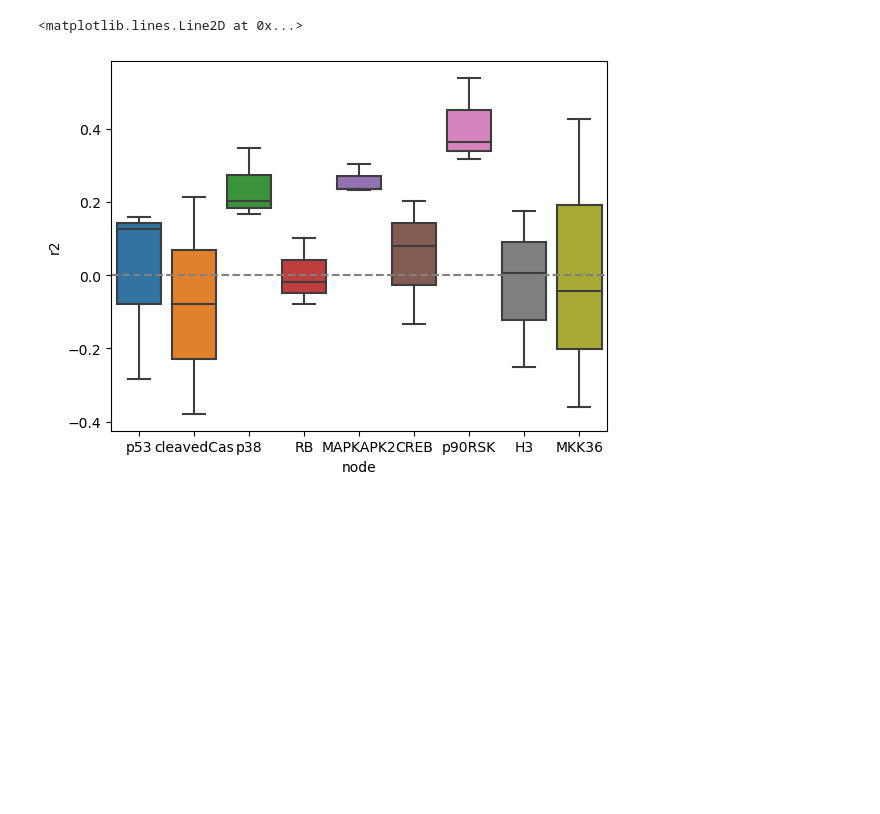
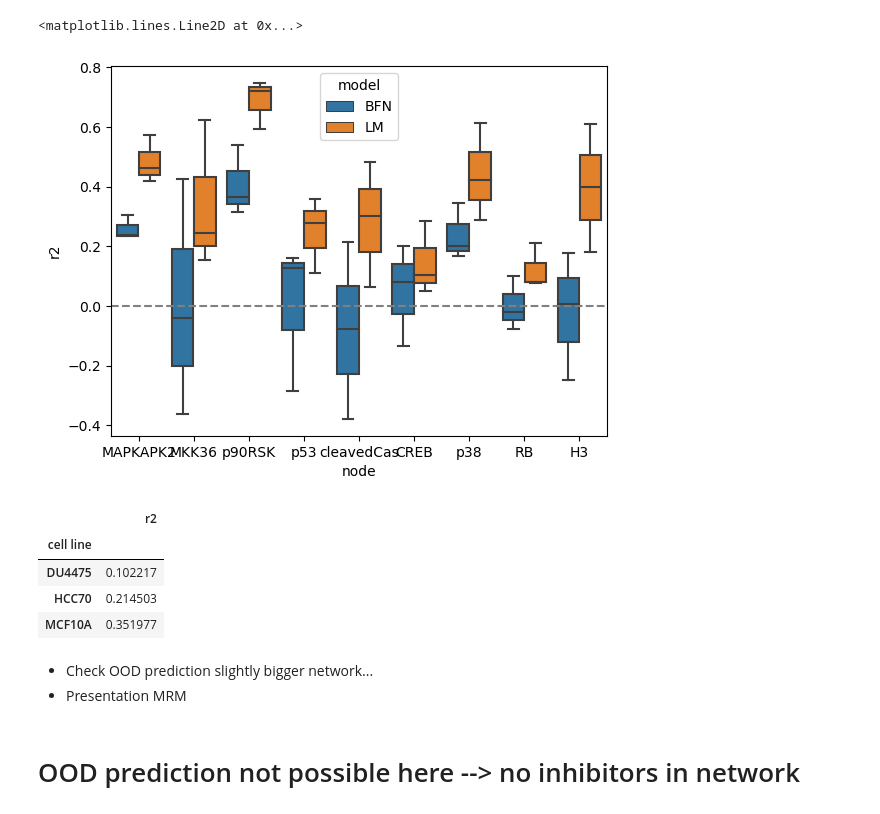
Before and after one commit to IBM/biological_fuzzy_logic_networks, a Jupyter notebook: Notebooks/20241202_Mini_network_results.ipynb, the cells around one changed output. Saved outputs shown, nothing was run; the diff lists cells and outputs as text; code cells hidden in the pictures; blank space fills up the shorter version.

```diff
--- a/Notebooks/20241202_Mini_network_results.ipynb
+++ b/Notebooks/20241202_Mini_network_results.ipynb
@@ -78,6 +89,19 @@ plt.axhline(y=0, color="grey", linestyle="--")
 # %%
-sns.boxplot(data=results, x="node", y="r2")
+sns.boxplot(data=results, x="node", y="r2", hue="model")
 plt.axhline(y=0, color="grey", linestyle="--")
 # %% [output]
 <matplotlib.lines.Line2D at 0x...>
-[figure, old version]
+[figure, new version]
+# %%
+results.groupby("cell line").mean(numeric_only=True)
+# %% [output]
+|  | r2 |
+| cell line |  |
+| DU4475 | 0.102217 |
+| HCC70 | 0.214503 |
+| MCF10A | 0.351977 |
+# %% [markdown]
+- Check OOD prediction slightly bigger network...
+- Presentation MRM
+# %% [markdown]
+# OOD prediction not possible here --> no inhibitors in network
```
Also changed, not shown: parts of 5 cells of this notebook, 4 other files.
